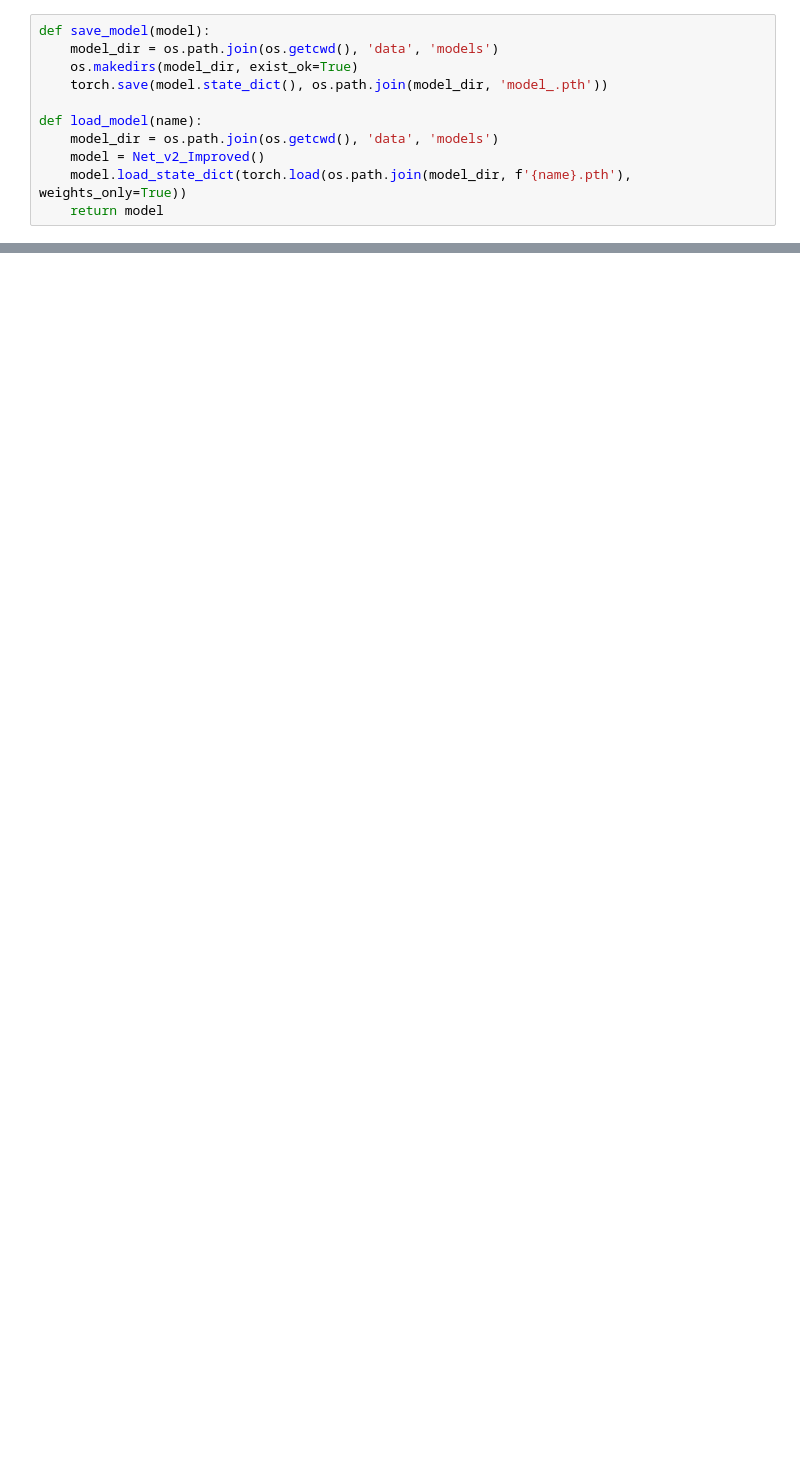
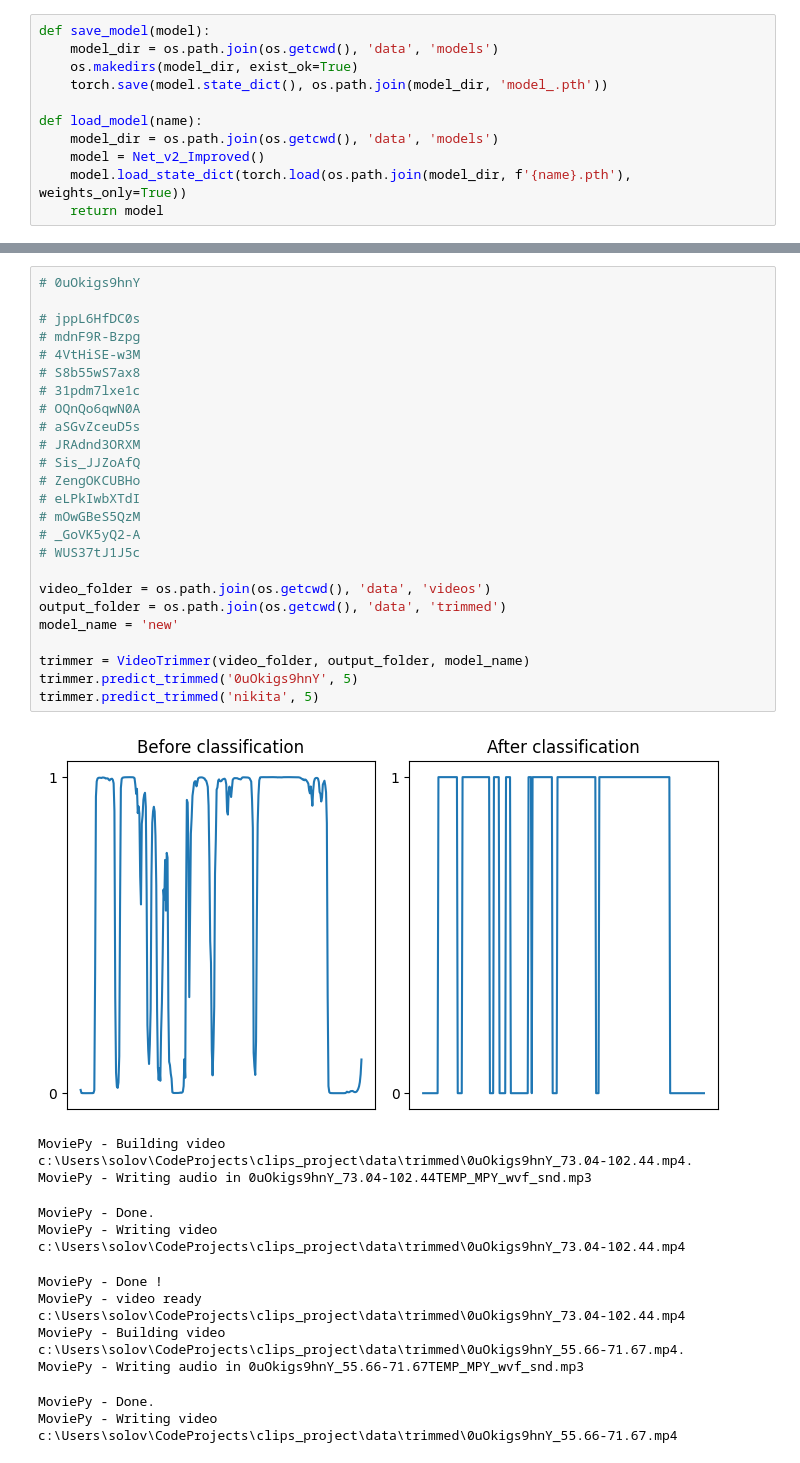
Before and after one commit to Morzevichka/clips_project, a Jupyter notebook: train_val.ipynb, the cells around one changed output, grey strips where cells are left out. Saved outputs shown, nothing was run; the diff lists cells and outputs as text; blank space fills up the shorter version.

```diff
--- a/train_val.ipynb
+++ b/train_val.ipynb
@@ -201,0 +207,37 @@ get_loss_metrics_plots(losses_metrics)
+# %%
+# 0uOkigs9hnY
+
+# jppL6HfDC0s
+# mdnF9R-Bzpg
+# 4VtHiSE-w3M
+# S8b55wS7ax8
+# 31pdm7lxe1c
+# OQnQo6qwN0A
+# aSGvZceuD5s
+# JRAdnd3ORXM
+# Sis_JJZoAfQ
+# ZengOKCUBHo
+# eLPkIwbXTdI
+# mOwGBeS5QzM
+# _GoVK5yQ2-A
+# WUS37tJ1J5c
+
+video_folder = os.path.join(os.getcwd(), 'data', 'videos')
+output_folder = os.path.join(os.getcwd(), 'data', 'trimmed')
+model_name = 'new'
+
+trimmer = VideoTrimmer(video_folder, output_folder, model_name)
+trimmer.predict_trimmed('0uOkigs9hnY', 5)
+trimmer.predict_trimmed('nikita', 5)
+# %% [output]
+[figure, added]
+MoviePy - Building video c:\Users\solov\CodeProjects\clips_project\data\trimmed\0uOkigs9hnY_73.04-102.44.mp4.
+MoviePy - Writing audio in 0uOkigs9hnY_73.04-102.44TEMP_MPY_wvf_snd.mp3
+MoviePy - Done.
+MoviePy - Writing video c:\Users\solov\CodeProjects\clips_project\data\trimmed\0uOkigs9hnY_73.04-102.44.mp4
+MoviePy - Done !
+MoviePy - video ready c:\Users\solov\CodeProjects\clips_project\data\trimmed\0uOkigs9hnY_73.04-102.44.mp4
+MoviePy - Building video c:\Users\solov\CodeProjects\clips_project\data\trimmed\0uOkigs9hnY_55.66-71.67.mp4.
+MoviePy - Writing audio in 0uOkigs9hnY_55.66-71.67TEMP_MPY_wvf_snd.mp3
+MoviePy - Done.
+MoviePy - Writing video c:\Users\solov\CodeProjects\clips_project\data\trimmed\0uOkigs9hnY_55.66-71.67.mp4
```
Also changed, not shown: parts of 12 cells of this notebook, 15 other files.
